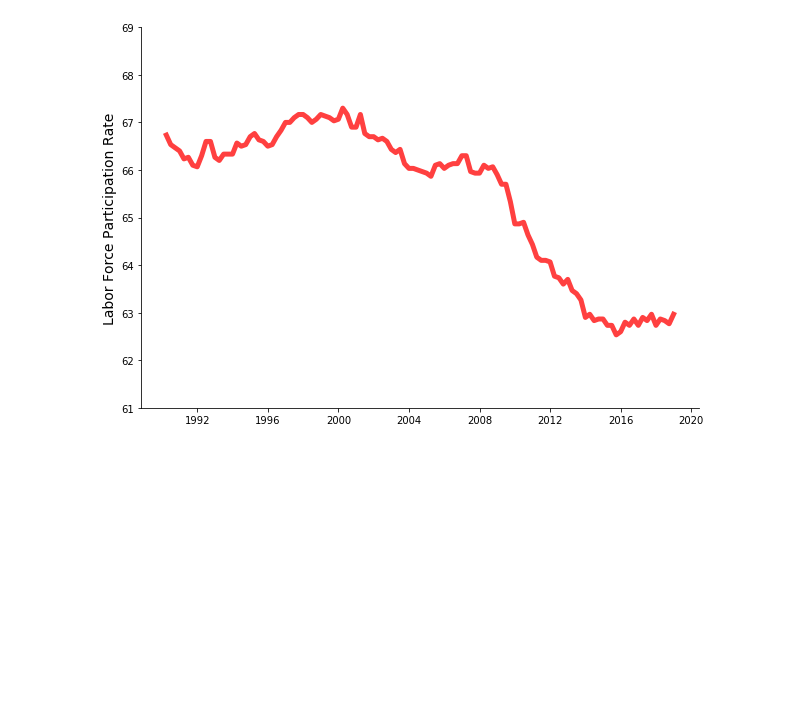
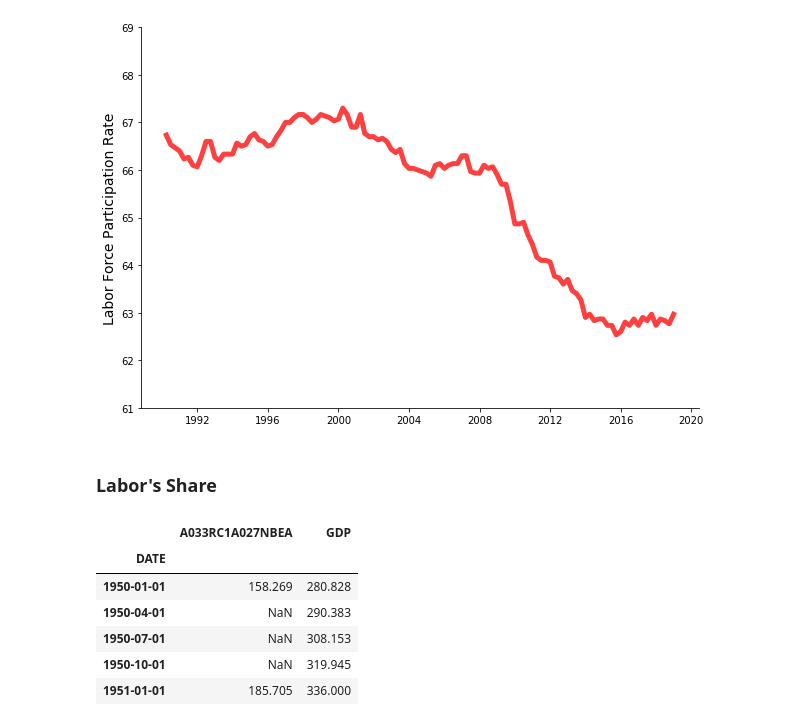
Before and after one commit to mwaugh0328/EGB, a Jupyter notebook: materials/data/data_figures_EGB.ipynb, the cells around one changed output. Saved outputs shown, nothing was run; the diff lists cells and outputs as text; code cells hidden in the pictures; blank space fills up the shorter version.

```diff
--- a/materials/data/data_figures_EGB.ipynb
+++ b/materials/data/data_figures_EGB.ipynb
@@ -64,3 +64,5 @@ plt.savefig(fig_path + "\\participation_rate.pdf", bbox_inches = "tight", dip =
 plt.show()
 # %% [output]
 [figure]
+# %% [markdown]
+### Labor's Share
@@ -66,0 +75,10 @@ plt.show()
+# %%
+fred.head()
+# %% [output]
+|  | A033RC1A027NBEA | GDP |
+| DATE |  |  |
+| 1950-01-01 | 158.269 | 280.828 |
+| 1950-04-01 | NaN | 290.383 |
+| 1950-07-01 | NaN | 308.153 |
+| 1950-10-01 | NaN | 319.945 |
+| 1951-01-01 | 185.705 | 336.000 |
```
Also changed, not shown: parts of 5 cells of this notebook, 2 other files.
